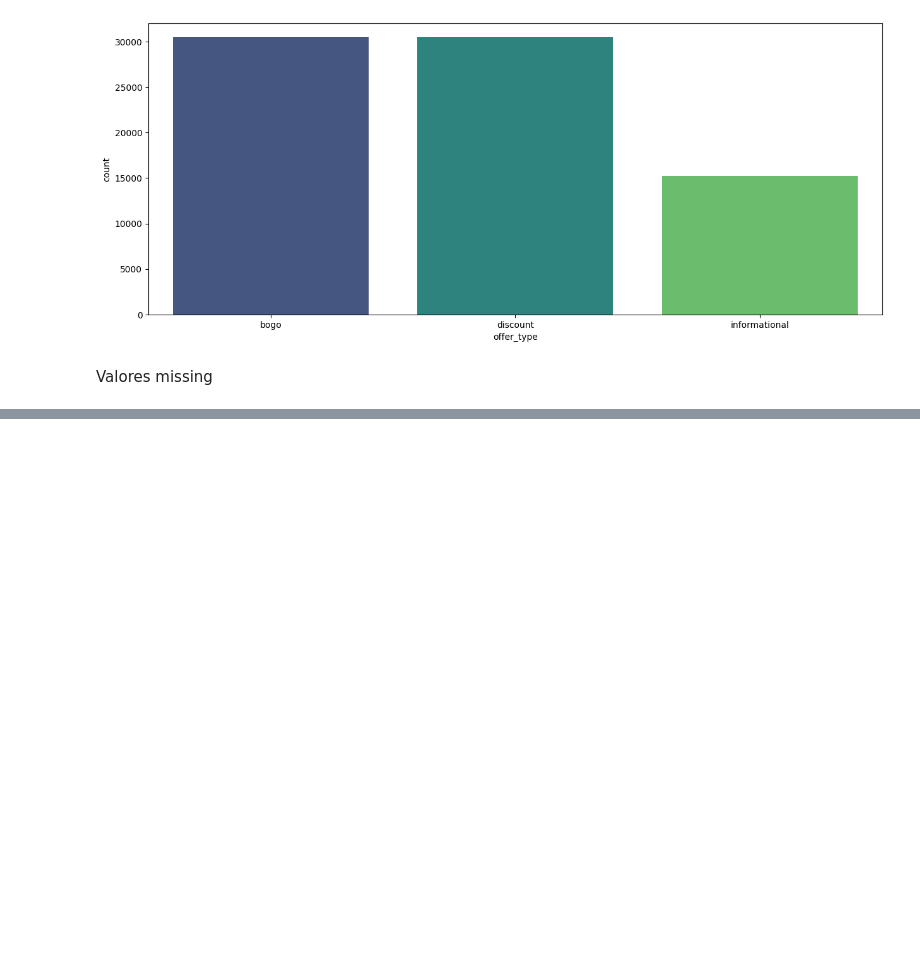
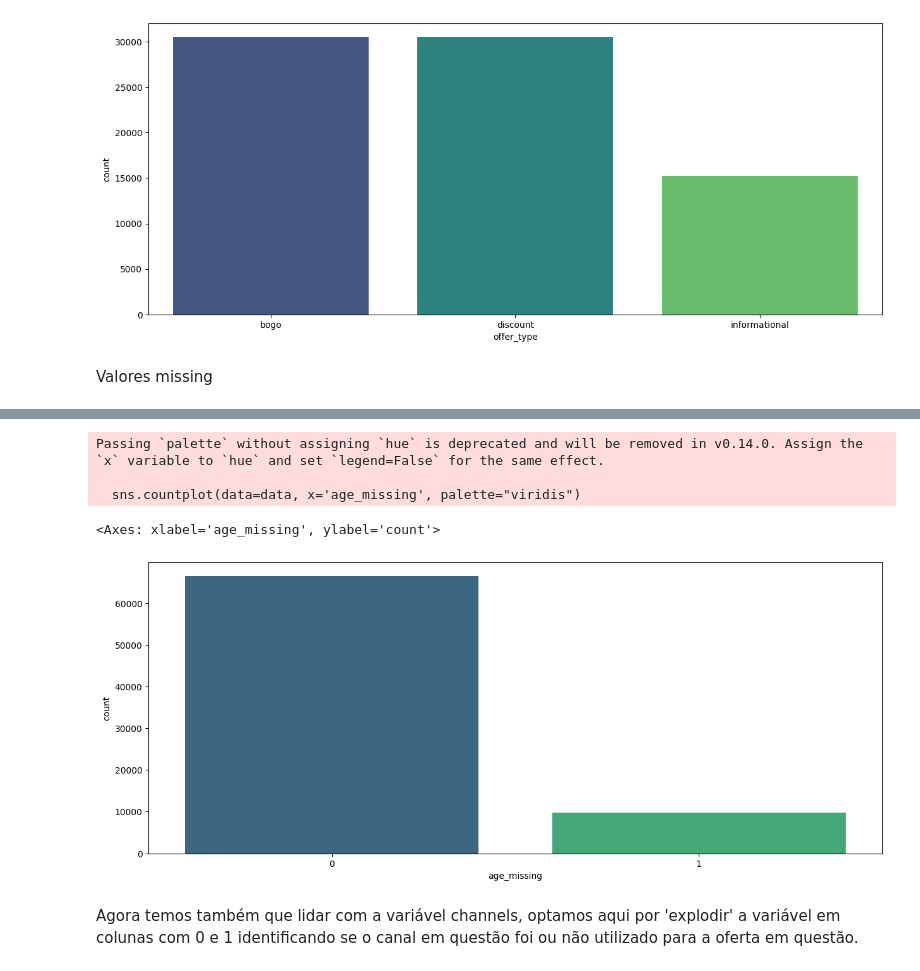
Before and after one commit to Matheus-Santos3778/xingbake, a Jupyter notebook: data_analysis.ipynb, the cells around one changed output, grey strips where cells are left out. Cells and saved outputs as stored; diff of their text form; code cells hidden in the pictures; blank space fills up the shorter version.

Commit message:
feat: finished preprocessing, feature engineering and tested knn

```diff
--- a/data_analysis.ipynb
+++ b/data_analysis.ipynb
@@ -70,0 +340,21 @@ plot_missing_percent(data)
+# %%
+def preprocess_profile_data(df):
+    df = df.copy()
+
+    #Age
+    age_missing_mask = df['age'] == 118
+    df['age_missing'] = age_missing_mask.astype(int)
+    age_median = df.loc[~age_missing_mask, 'age'].median()
+    df.loc[age_missing_mask, 'age'] = age_median
+
+    #Income
+    income_missing_mask = df['income'].isna()
+    df['income_missing'] = income_missing_mask.astype(int)
+    df['income'] = df['income'].fillna(df['income'].median())
+
+    #Gender
+    df['gender'] = df['gender'].fillna('missing')
+
+    return df
+# %%
+data = preprocess_profile_data(data)
@@ -70,0 +370,11 @@ plot_missing_percent(data)
+# %%
+plt.figure(figsize=(15,6))
+sns.countplot(data=data, x='age_missing', palette="viridis")
+# %% [output]
+Passing `palette` without assigning `hue` is deprecated and will be removed in v0.14.0. Assign the `x` variable to `hue` and set `legend=False` for the same effect.
+
+  sns.countplot(data=data, x='age_missing', palette="viridis")
+<Axes: xlabel='age_missing', ylabel='count'>
+[figure, added]
+# %% [markdown]
+Agora temos também que lidar com a variável channels, optamos aqui por 'explodir' a variável em colunas com 0 e 1 identificando se o canal em questão foi ou não utilizado para a oferta em questão.
```
Also changed, not shown: parts of 70 cells of this notebook.
